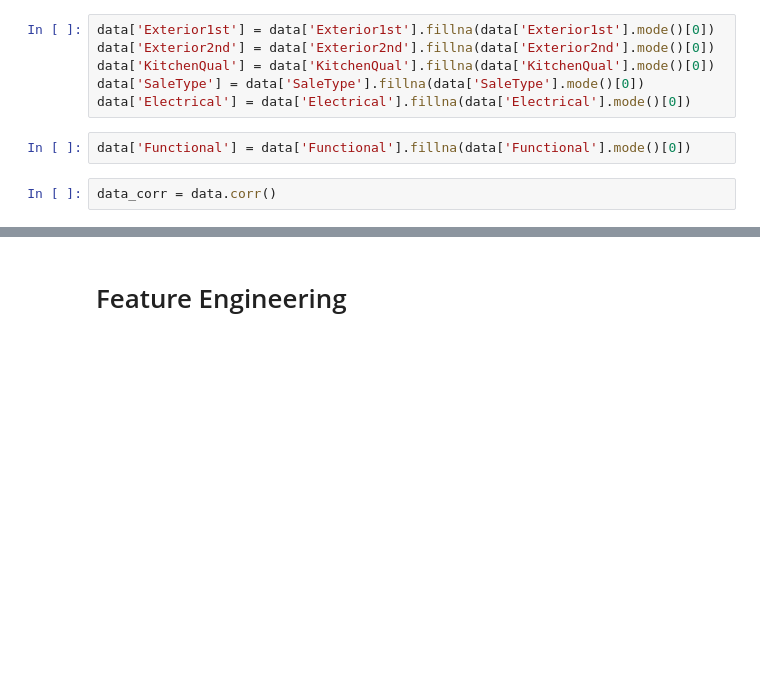
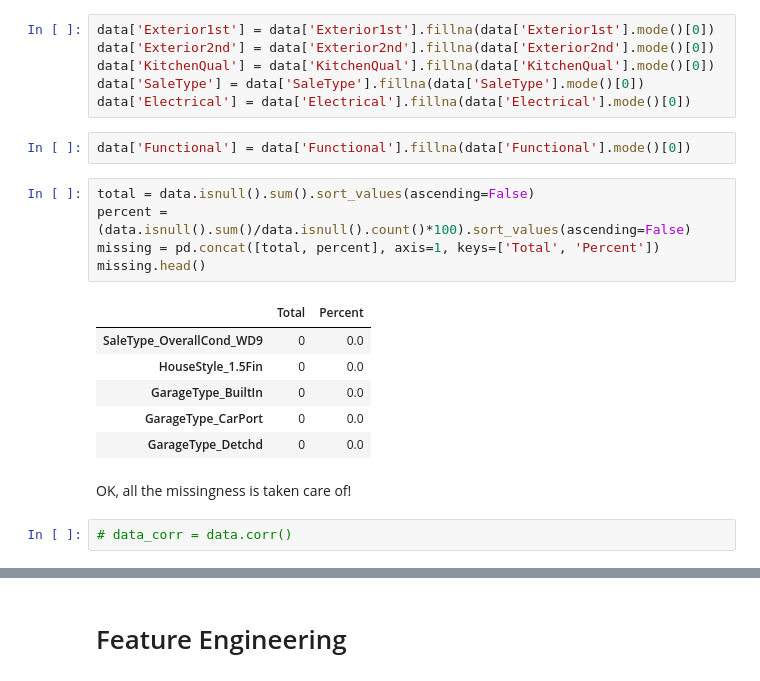
Before and after one commit to nmaloof/KaggleProject, a Jupyter notebook: Ben -We're So Skewed.ipynb, the cells around one changed output, grey strips where cells are left out. Cells and saved outputs as stored; diff of their text form; blank space fills up the shorter version.

```diff
--- a/Ben -We're So Skewed.ipynb
+++ b/Ben -We're So Skewed.ipynb
@@ -213,5 +215,19 @@ data['SaleType'] = data['SaleType'].fillna(data['SaleType'].mode()[0])
 data['Electrical'] = data['Electrical'].fillna(data['Electrical'].mode()[0])
 # %%
 data['Functional'] = data['Functional'].fillna(data['Functional'].mode()[0])
+# %%
+total = data.isnull().sum().sort_values(ascending=False)
+percent = (data.isnull().sum()/data.isnull().count()*100).sort_values(ascending=False)
+missing = pd.concat([total, percent], axis=1, keys=['Total', 'Percent'])
+missing.head()
+# %% [output]
+|  | Total | Percent |
+| SaleType_OverallCond_WD9 | 0 | 0.0 |
+| HouseStyle_1.5Fin | 0 | 0.0 |
+| GarageType_BuiltIn | 0 | 0.0 |
+| GarageType_CarPort | 0 | 0.0 |
+| GarageType_Detchd | 0 | 0.0 |
+# %% [markdown]
+OK, all the missingness is taken care of!
 # %%
-data_corr = data.corr()
+# data_corr = data.corr()
```
Also changed, not shown: parts of 43 cells of this notebook.
